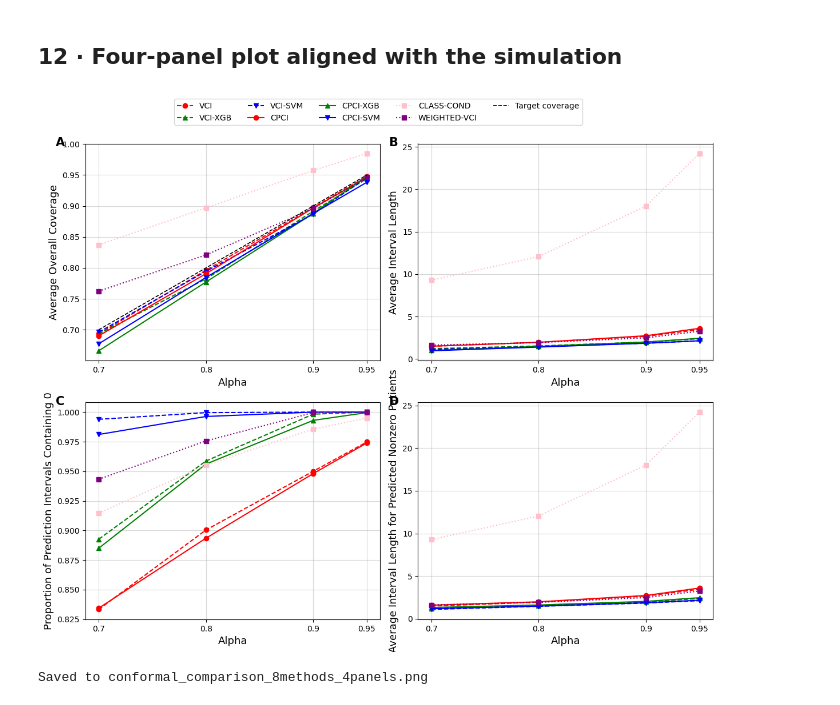
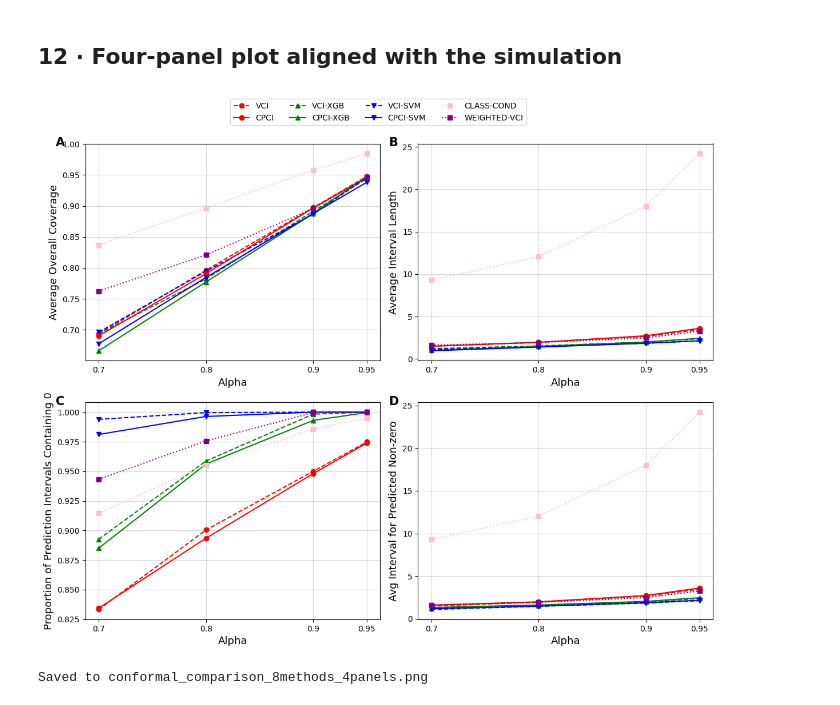
Before and after one commit to rdiazrincon/conformal_prediction_pd, a Jupyter notebook: conformal_comparison_kth_updated.ipynb, the cells around one changed output. Drawn from its saved outputs; the diff is of its cells as text; code cells hidden in the pictures.

```diff
--- a/conformal_comparison_kth_updated.ipynb
+++ b/conformal_comparison_kth_updated.ipynb
@@ -1623,7 +1623,7 @@ plot_config = [
     (axes[0, 0], 'coverage', 'Average Overall Coverage', 'A'),
     (axes[0, 1], 'avg_width', 'Average Interval Length', 'B'),
     (axes[1, 0], 'inclusion_zero', 'Proportion of Prediction Intervals Containing 0', 'C'),
-    (axes[1, 1], 'avg_width_pred_nonzero', 'Average Interval Length for Predicted Nonzero Patients', 'D'),
+    (axes[1, 1], 'avg_width_pred_nonzero', 'Avg Interval for Predicted Non-zero', 'D'),
 ]
 
 for ax, metric, ylabel, panel_label in plot_config:
@@ -1636,50 +1636,54 @@ for ax, metric, ylabel, panel_label in plot_config:
             linestyle=s['ls'],
             label=name
         )
-
-    if metric == 'coverage':
-        ax.plot(x_ticks, x_ticks, linestyle='--', color='black',
-                linewidth=1.2, label='Target coverage')
 
     ax.set_xticks(x_ticks)
     ax.set_xticklabels(x_ticks)
     ax.set_xlabel('Alpha', fontsize=13)
     ax.set_ylabel(ylabel, fontsize=13)
     ax.grid(True, alpha=0.5)
     ax.text(
         -0.10, 1.03, panel_label,
         transform=ax.transAxes,
         fontsize=15,
         fontweight='bold',
         va='top'
     )
 
+legend_order = [
+    'VCI',
+    'CPCI',
+    'VCI-XGB',
+    'CPCI-XGB',
+    'VCI-SVM',
+    'CPCI-SVM',
+    'CLASS-COND',
+    'WEIGHTED-VCI'
+]
+
 handles, labels = axes[0, 0].get_legend_handles_labels()
-# Remove duplicate "Target coverage" if needed
-seen = set()
-unique_handles, unique_labels = [], []
-for h, l in zip(handles, labels):
-    if l not in seen:
-        unique_handles.append(h)
-        unique_labels.append(l)
-        seen.add(l)
+
+handle_dict = dict(zip(labels, handles))
+
+ordered_handles = [handle_dict[l] for l in legend_order]
+ordered_labels = legend_order
 
 fig.legend(
-    unique_handles,
-    unique_labels,
+    ordered_handles,
+    ordered_labels,
     loc='upper center',
-    ncol=5,
+    ncol=4,
     fontsize=10,
     bbox_to_anchor=(0.5, 0.98),
     frameon=True
 )
 
 plt.tight_layout(rect=[0, 0, 1, 0.92])
 plt.savefig('conformal_comparison_8methods_4panels.png',
             transparent=True, bbox_inches='tight', dpi=150)
 plt.show()
 
 print("Saved to conformal_comparison_8methods_4panels.png")
 # %% [output]
-[figure, old version]
+[figure, new version]
 Saved to conformal_comparison_8methods_4panels.png
```
